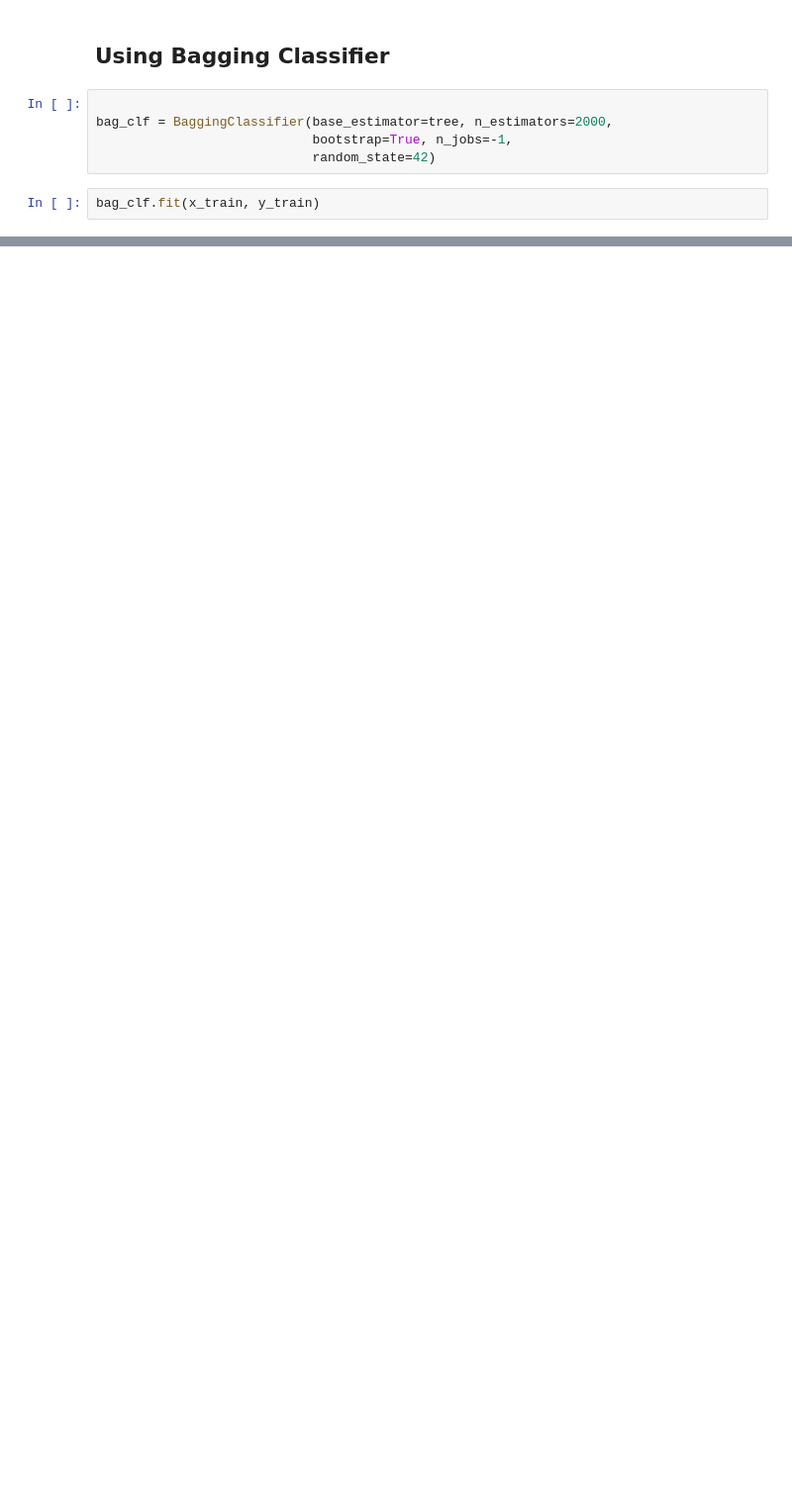
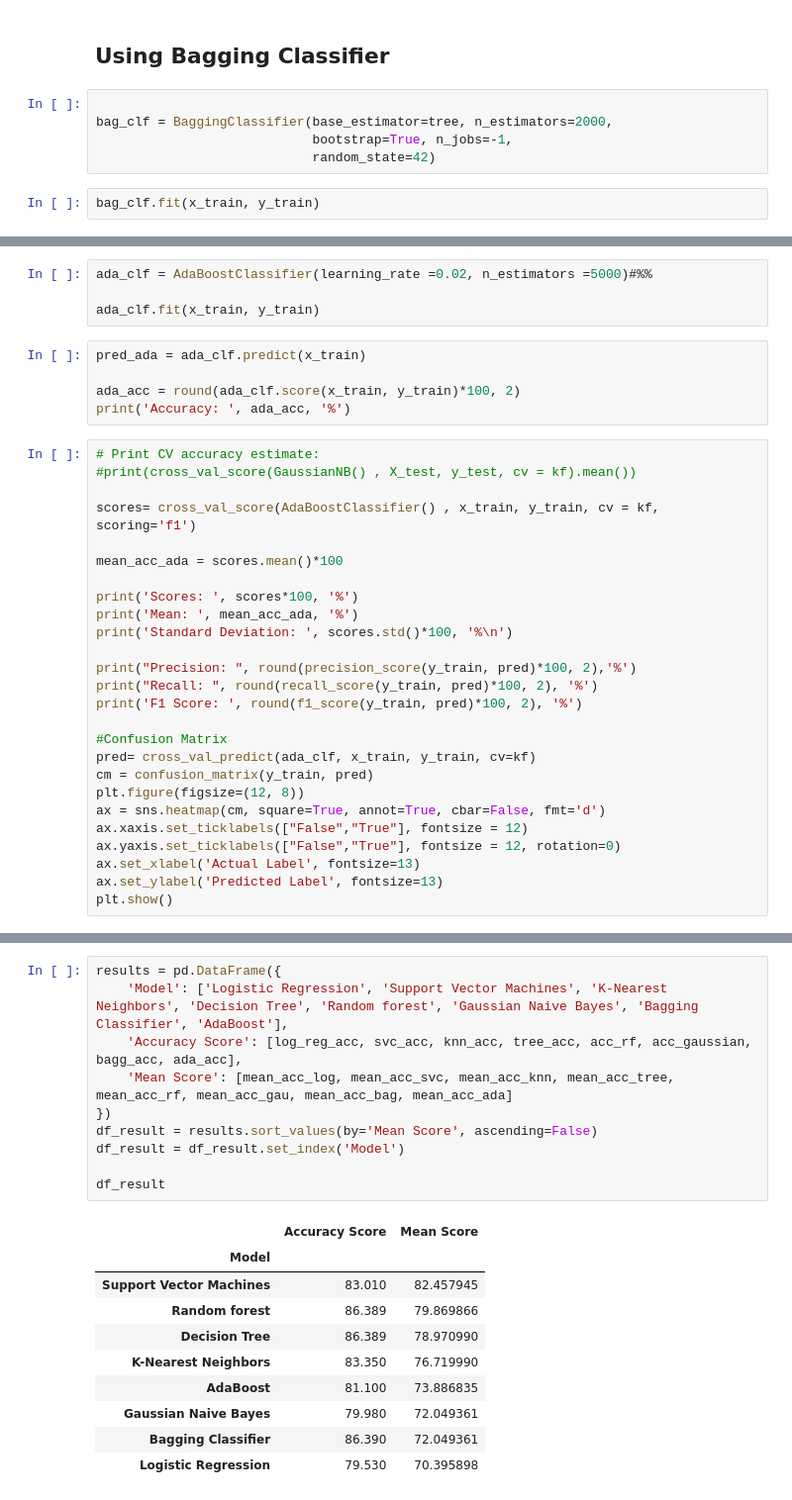
Before and after one commit to dhrey112/Project-ML-and-DL, a Jupyter notebook: titanic/Untitled.ipynb, the cells around one changed output, grey strips where cells are left out. Shown at 99% size. Drawn from its saved outputs; the diff is of its cells as text; blank space fills up the shorter version.

Commit message:
Titanic project - Executing KNN, Logistic Regression, RandomForest,SVC, NB and Cross-validation

```diff
--- a/titanic/Untitled.ipynb
+++ b/titanic/Untitled.ipynb
@@ -991,0 +598,35 @@ print(confusion_matrix(y_train, bag_pred))
+# %%
+ada_clf = AdaBoostClassifier(learning_rate =0.02, n_estimators =5000)#%%
+
+ada_clf.fit(x_train, y_train)
+# %%
+pred_ada = ada_clf.predict(x_train)
+
+ada_acc = round(ada_clf.score(x_train, y_train)*100, 2)
+print('Accuracy: ', ada_acc, '%')
+# %%
+# Print CV accuracy estimate:
+#print(cross_val_score(GaussianNB() , X_test, y_test, cv = kf).mean())
+
+scores= cross_val_score(AdaBoostClassifier() , x_train, y_train, cv = kf, scoring='f1')
+
+mean_acc_ada = scores.mean()*100
+
+print('Scores: ', scores*100, '%')
+print('Mean: ', mean_acc_ada, '%')
+print('Standard Deviation: ', scores.std()*100, '%\n')
+
+print("Precision: ", round(precision_score(y_train, pred)*100, 2),'%')
+print("Recall: ", round(recall_score(y_train, pred)*100, 2), '%')
+print('F1 Score: ', round(f1_score(y_train, pred)*100, 2), '%')
+
+#Confusion Matrix
+pred= cross_val_predict(ada_clf, x_train, y_train, cv=kf)
+cm = confusion_matrix(y_train, pred)
+plt.figure(figsize=(12, 8))
+ax = sns.heatmap(cm, square=True, annot=True, cbar=False, fmt='d')
+ax.xaxis.set_ticklabels(["False","True"], fontsize = 12)
+ax.yaxis.set_ticklabels(["False","True"], fontsize = 12, rotation=0)
+ax.set_xlabel('Actual Label', fontsize=13)
+ax.set_ylabel('Predicted Label', fontsize=13)
+plt.show()
@@ -991,0 +635,21 @@ print(confusion_matrix(y_train, bag_pred))
+# %%
+results = pd.DataFrame({
+    'Model': ['Logistic Regression', 'Support Vector Machines', 'K-Nearest Neighbors', 'Decision Tree', 'Random forest', 'Gaussian Naive Bayes', 'Bagging Classifier', 'AdaBoost'],
+    'Accuracy Score': [log_reg_acc, svc_acc, knn_acc, tree_acc, acc_rf, acc_gaussian, bagg_acc, ada_acc],
+    'Mean Score': [mean_acc_log, mean_acc_svc, mean_acc_knn, mean_acc_tree, mean_acc_rf, mean_acc_gau, mean_acc_bag, mean_acc_ada]
+})
+df_result = results.sort_values(by='Mean Score', ascending=False)
+df_result = df_result.set_index('Model')
+
+df_result
+# %% [output]
+|  | Accuracy Score | Mean Score |
+| Model |  |  |
+| Support Vector Machines | 83.010 | 82.457945 |
+| Random forest | 86.389 | 79.869866 |
+| Decision Tree | 86.389 | 78.970990 |
+| K-Nearest Neighbors | 83.350 | 76.719990 |
+| AdaBoost | 81.100 | 73.886835 |
+| Gaussian Naive Bayes | 79.980 | 72.049361 |
+| Bagging Classifier | 86.390 | 72.049361 |
+| Logistic Regression | 79.530 | 70.395898 |
```
Also changed, not shown: parts of 55 cells of this notebook.
